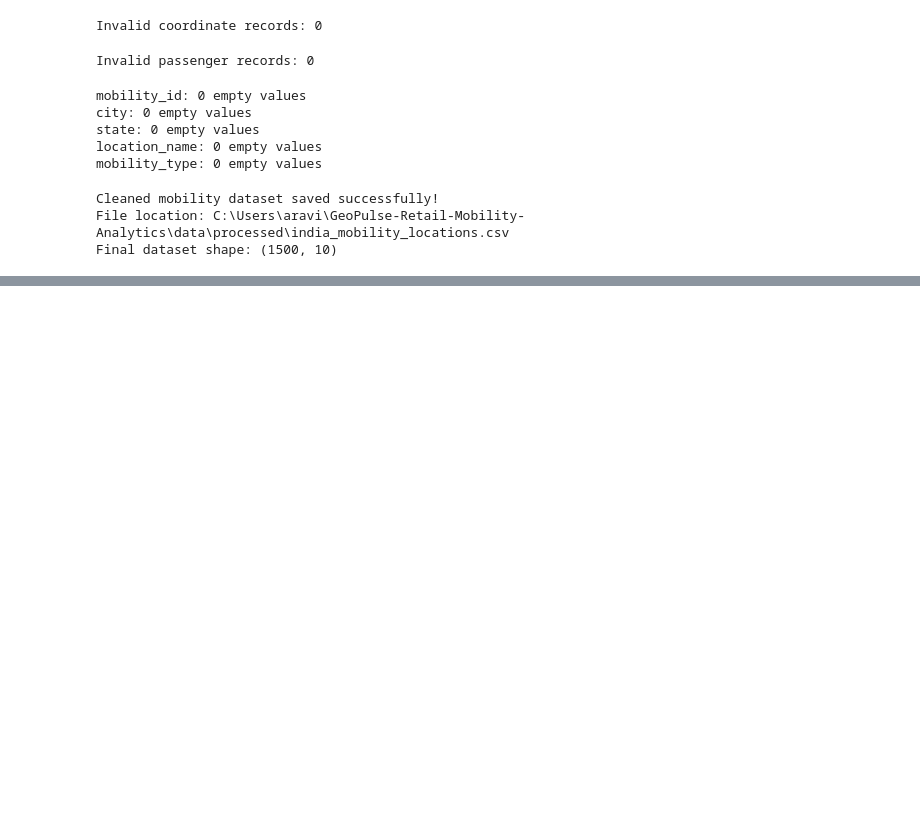
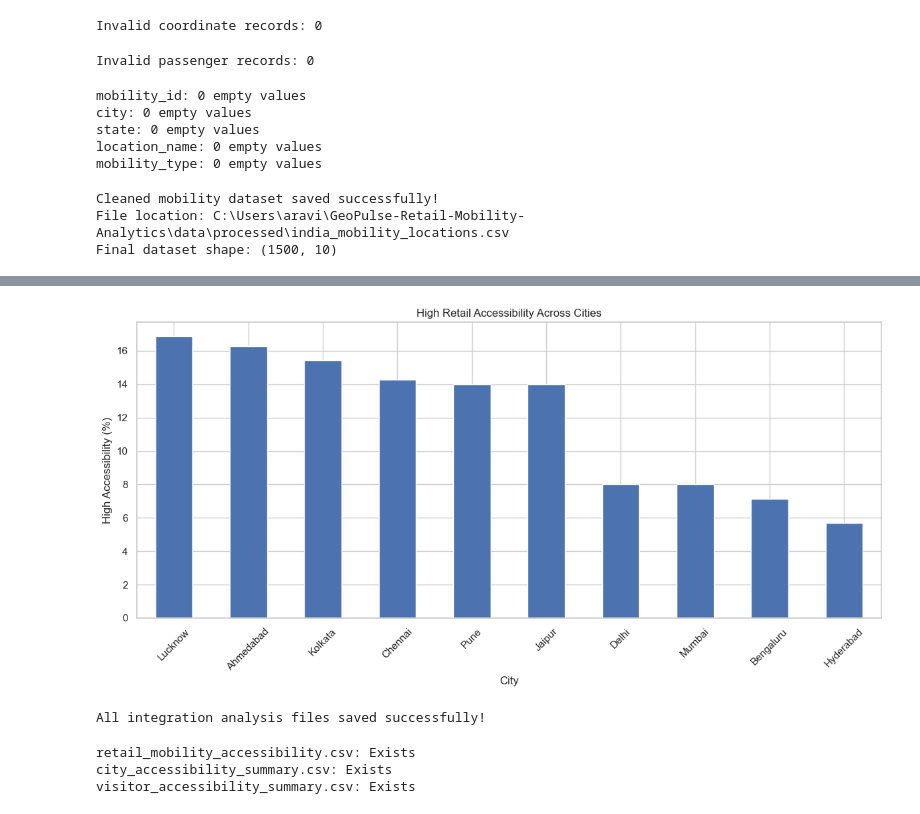
Before and after one commit to aravind541/GeoPulse-Retail-Mobility-Analytics, a Jupyter notebook: GeoPulse_EDA.ipynb, the cells around one changed output, grey strips where cells are left out. Saved outputs shown, nothing was run; the diff lists cells and outputs as text; code cells hidden in the pictures; blank space fills up the shorter version.

```diff
--- a/GeoPulse_EDA.ipynb
+++ b/GeoPulse_EDA.ipynb
@@ -944,0 +1188,52 @@ print(
+# %%
+plt.figure(figsize=(12, 6))
+
+city_accessibility.sort_values(
+    "high_access_percentage",
+    ascending=False
+)["high_access_percentage"].plot(kind="bar")
+
+plt.title("High Retail Accessibility Across Cities")
+plt.xlabel("City")
+plt.ylabel("High Accessibility (%)")
+plt.xticks(rotation=45)
+plt.tight_layout()
+plt.show()
+# %% [output]
+[figure, added]
+# %%
+# Save integrated accessibility results
+accessibility_df.to_csv(
+    project_path / "data" / "processed" / "retail_mobility_accessibility.csv",
+    index=False
+)
+
+# Save city-wise accessibility summary
+city_accessibility.to_csv(
+    project_path / "data" / "processed" / "city_accessibility_summary.csv"
+)
+
+# Save visitor analysis by accessibility
+visitor_accessibility_summary.to_csv(
+    project_path / "data" / "processed" / "visitor_accessibility_summary.csv"
+)
+
+print("All integration analysis files saved successfully!")
+# %% [output]
+All integration analysis files saved successfully!
+# %%
+integration_files = [
+    "retail_mobility_accessibility.csv",
+    "city_accessibility_summary.csv",
+    "visitor_accessibility_summary.csv"
+]
+
+processed_path = project_path / "data" / "processed"
+
+for file in integration_files:
+    file_path = processed_path / file
+    print(f"{file}: {'Exists' if file_path.exists() else 'Missing'}")
+# %% [output]
+retail_mobility_accessibility.csv: Exists
+city_accessibility_summary.csv: Exists
+visitor_accessibility_summary.csv: Exists
```
Also changed, not shown: parts of 12 cells of this notebook, 3 other files.
